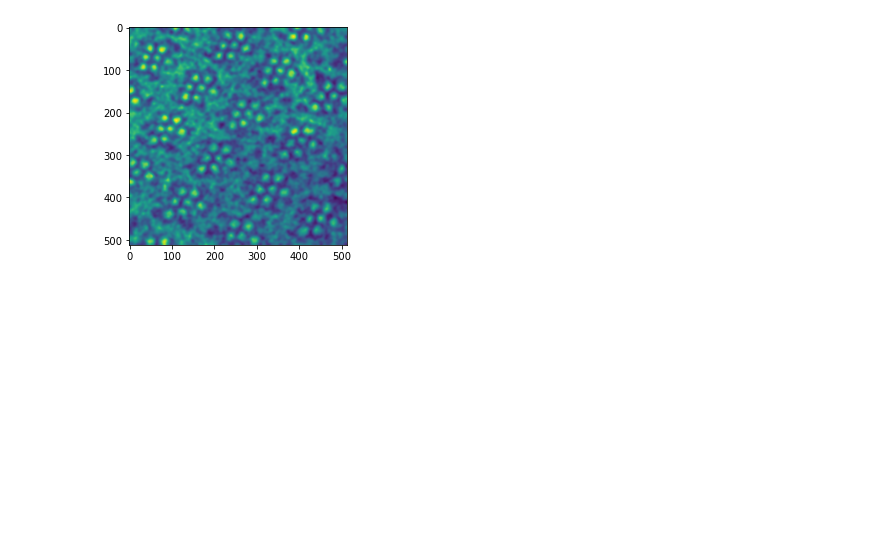
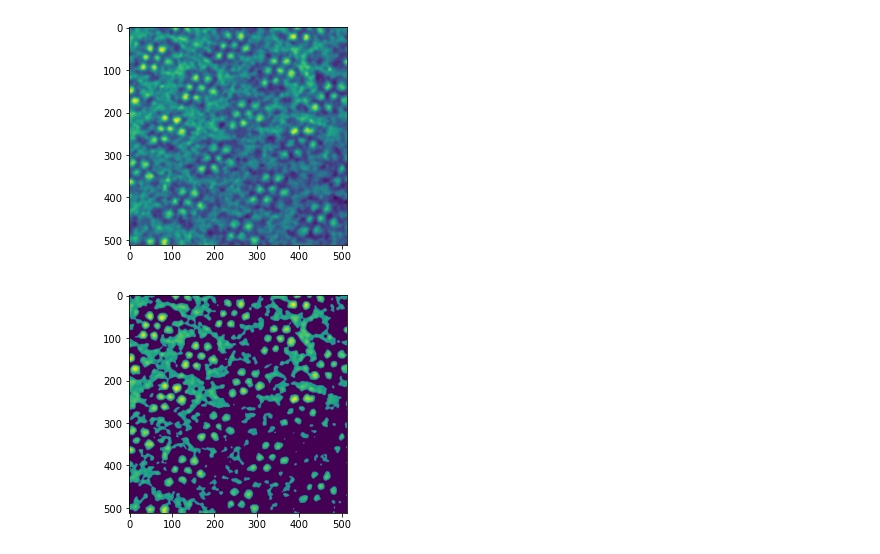
Before and after one commit to jainkhere/flyem, a Jupyter notebook: _EXPERIMENTS/fly-receptor-segmentation/segmentation-prototype-11-d1-compare-1-image.ipynb, the cells around one changed output. Cells and saved outputs as stored; diff of their text form; code cells hidden in the pictures; blank space fills up the shorter version.

```diff
--- a/_EXPERIMENTS/fly-receptor-segmentation/segmentation-prototype-11-d1-compare-1-image.ipynb
+++ b/_EXPERIMENTS/fly-receptor-segmentation/segmentation-prototype-11-d1-compare-1-image.ipynb
@@ -41,6 +41,9 @@ ImageController.display(smoothed_data)
 [figure]
 # %%
 threshold_data = ImageController.threshold(smoothed_data, threshold_value=45)
+ImageController.display(threshold_data)
+# %% [output]
+[figure, added]
 # %%
 labeled_data, nr_count = ImageController.label(threshold_data)
 # %%
```
Also changed, not shown: parts of 5 cells of this notebook, 1 other file.
